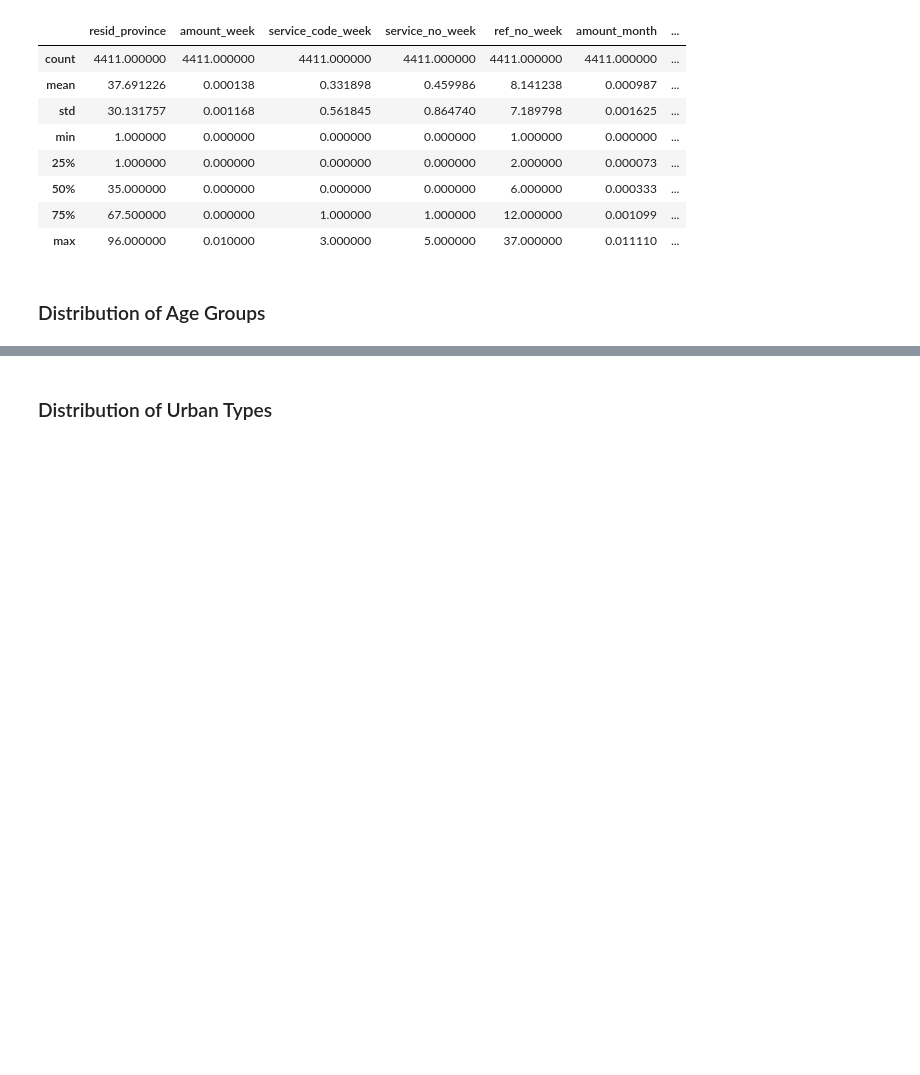
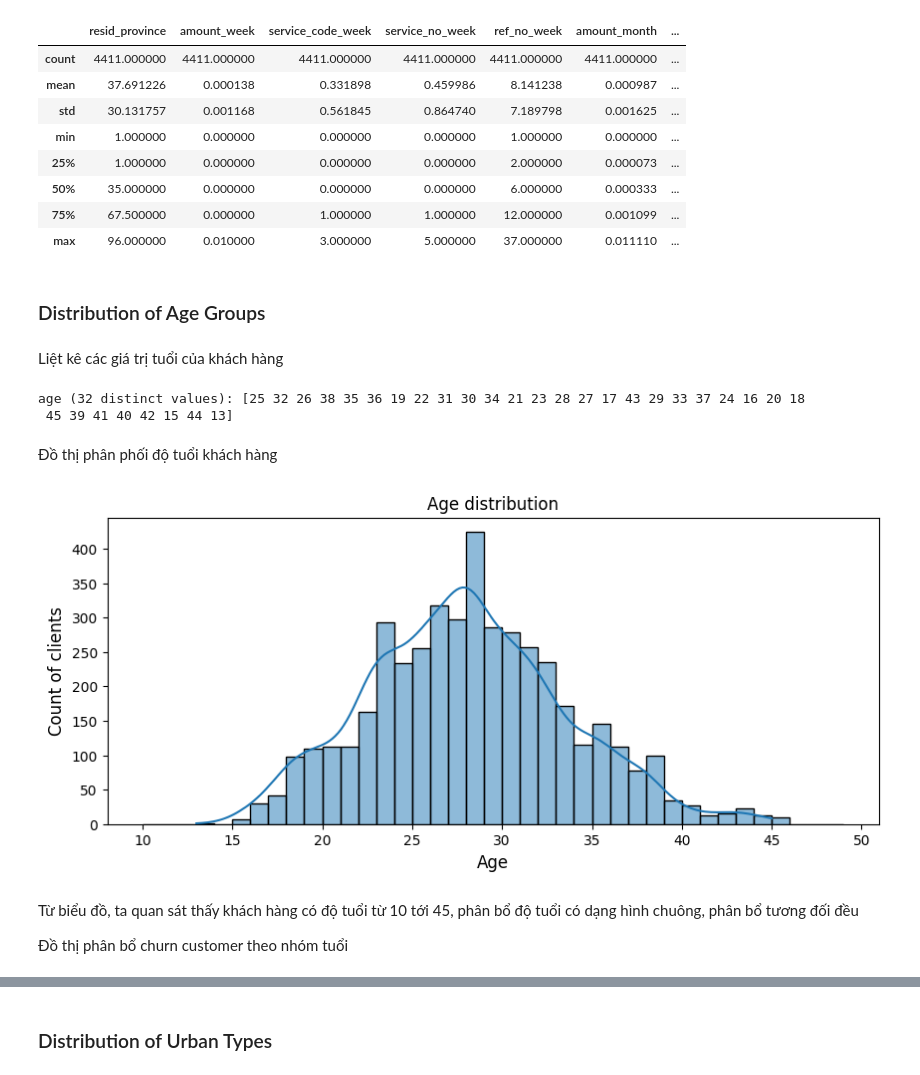
Before and after one commit to 2uanDM/FDC105_final, a Jupyter notebook: FDC105_final.ipynb, the cells around one changed output, grey strips where cells are left out. Drawn from its saved outputs; the diff is of its cells as text; code cells hidden in the pictures; blank space fills up the shorter version.

```diff
--- a/FDC105_final.ipynb
+++ b/FDC105_final.ipynb
@@ -600,3 +600,27 @@ df.describe()
 | max | 96.000000 | 0.010000 | 3.000000 | 5.000000 | 37.000000 | 0.011110 | ... |
 # %% [markdown]
 ### Distribution of Age Groups
+# %% [markdown]
+Liệt kê các giá trị tuổi của khách hàng
+# %%
+  unique_age = df['age'].unique()
+  count = len(unique_age)
+  print(f'{col} ({count} distinct values): {unique_age} \n')
+# %% [output]
+age (32 distinct values): [25 32 26 38 35 36 19 22 31 30 34 21 23 28 27 17 43 29 33 37 24 16 20 18
+ 45 39 41 40 42 15 44 13]
+# %% [markdown]
+Đồ thị phân phối độ tuổi khách hàng
+# %%
+plt.figure(figsize = (10,4))
+sns.histplot(data=df, x = 'age', kde = True,bins=np.arange(10,50,1))
+plt.title("Age distribution")
+plt.xlabel("Age", fontsize= 12)
+plt.ylabel("Count of clients", fontsize= 12)
+plt.show()
+# %% [output]
+[figure, added]
+# %% [markdown]
+Từ biểu đồ, ta quan sát thấy khách hàng có độ tuổi từ 10 tới 45, phân bổ độ tuổi có dạng hình chuông, phân bổ tương đối đều
+
+Đồ thị phân bổ churn customer theo nhóm tuổi
```
Also changed, not shown: parts of 17 cells of this notebook.
